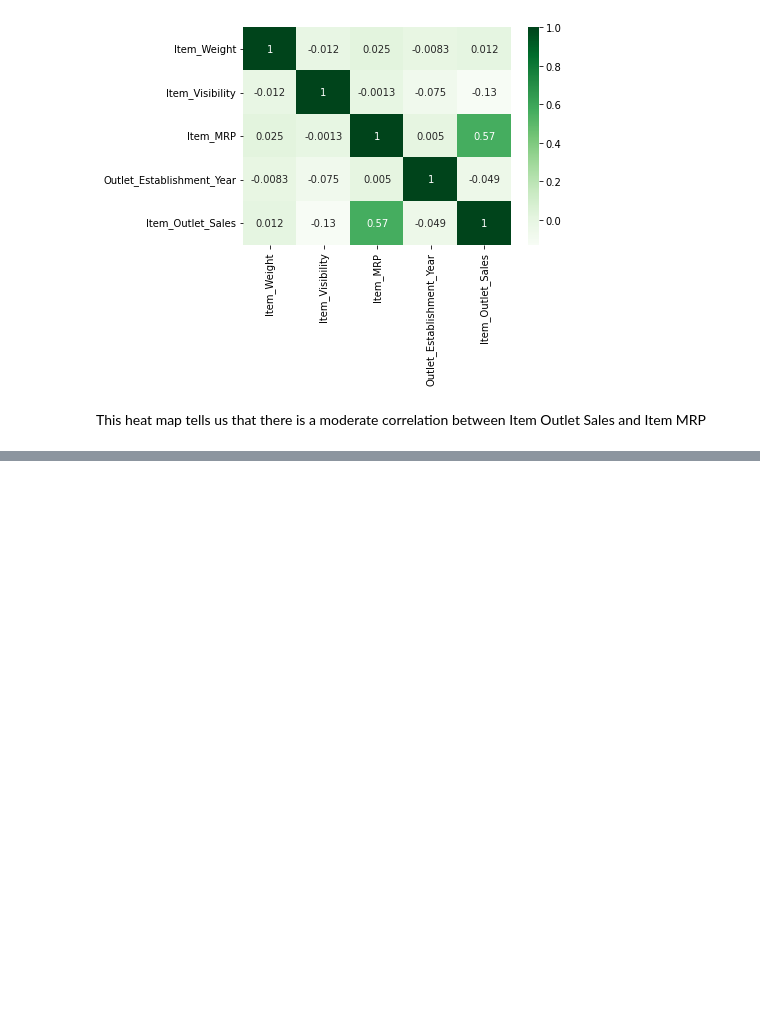
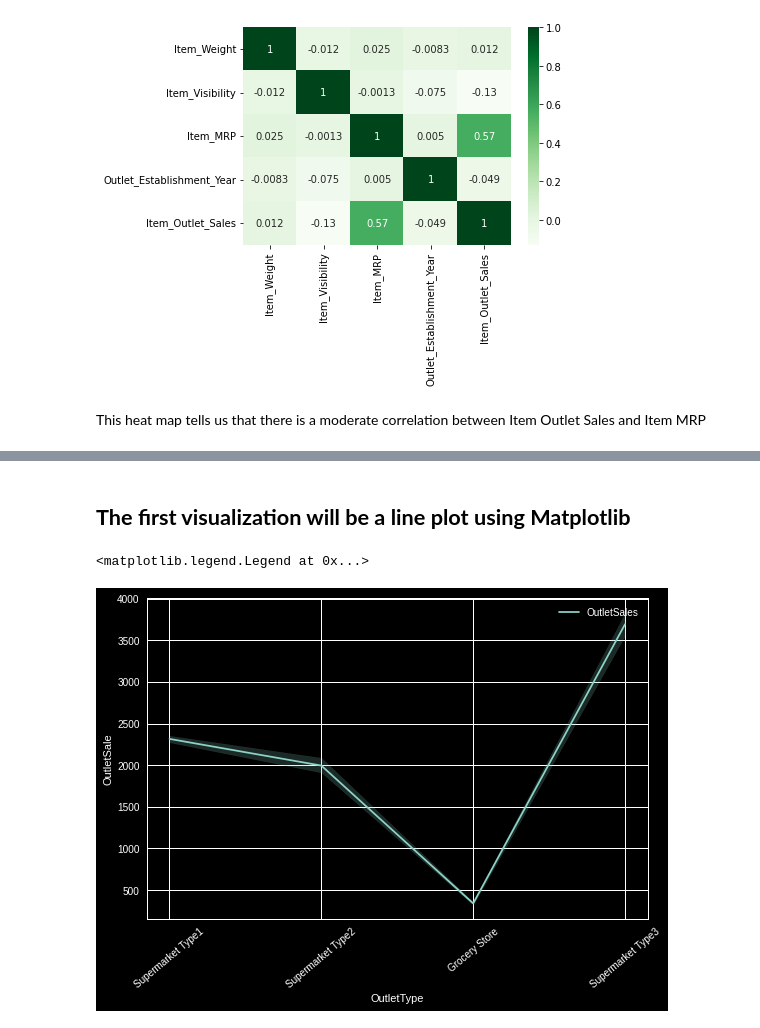
Before and after one commit to Swaghanaian/Food-Sales-Predictions, a Jupyter notebook: Food_Sales_Predictions.ipynb, the cells around one changed output, grey strips where cells are left out. Saved outputs shown, nothing was run; the diff lists cells and outputs as text; code cells hidden in the pictures; blank space fills up the shorter version.

```diff
--- a/Food_Sales_Predictions.ipynb
+++ b/Food_Sales_Predictions.ipynb
@@ -235,0 +270,13 @@ This heat map tells us that there is a moderate correlation between Item Outlet
+# %% [markdown]
+## **The first visualization will be a line plot using Matplotlib**
+# %%
+from traitlets.traitlets import Type
+plt.style.use('dark_background')
+sns.lineplot(x='Outlet_Type',y='Item_Outlet_Sales',data=df,label=f'OutletSales')
+plt.xlabel('OutletType')
+plt.ylabel('OutletSale')
+plt.xticks(rotation=40)
+plt.legend()
+# %% [output]
+<matplotlib.legend.Legend at 0x...>
+[figure, added]
```
Also changed, not shown: parts of 8 cells of this notebook.
